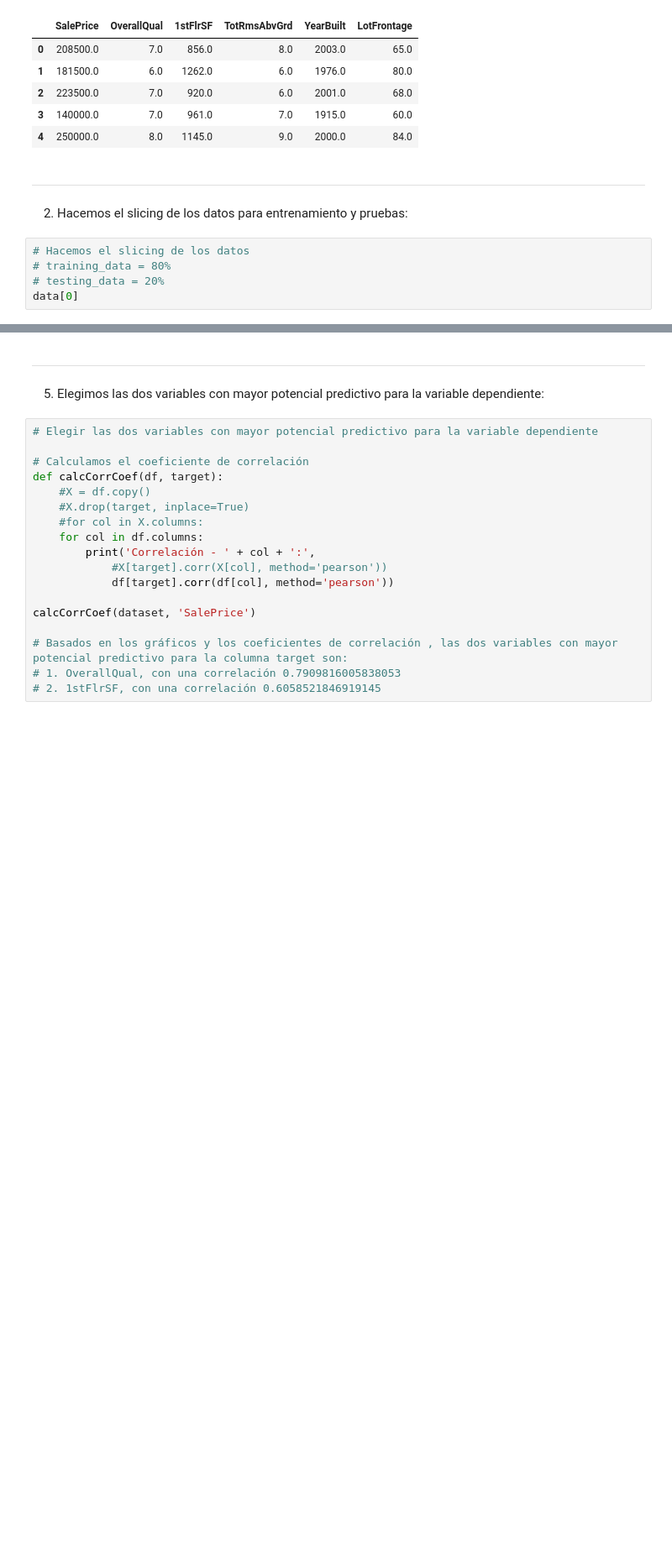
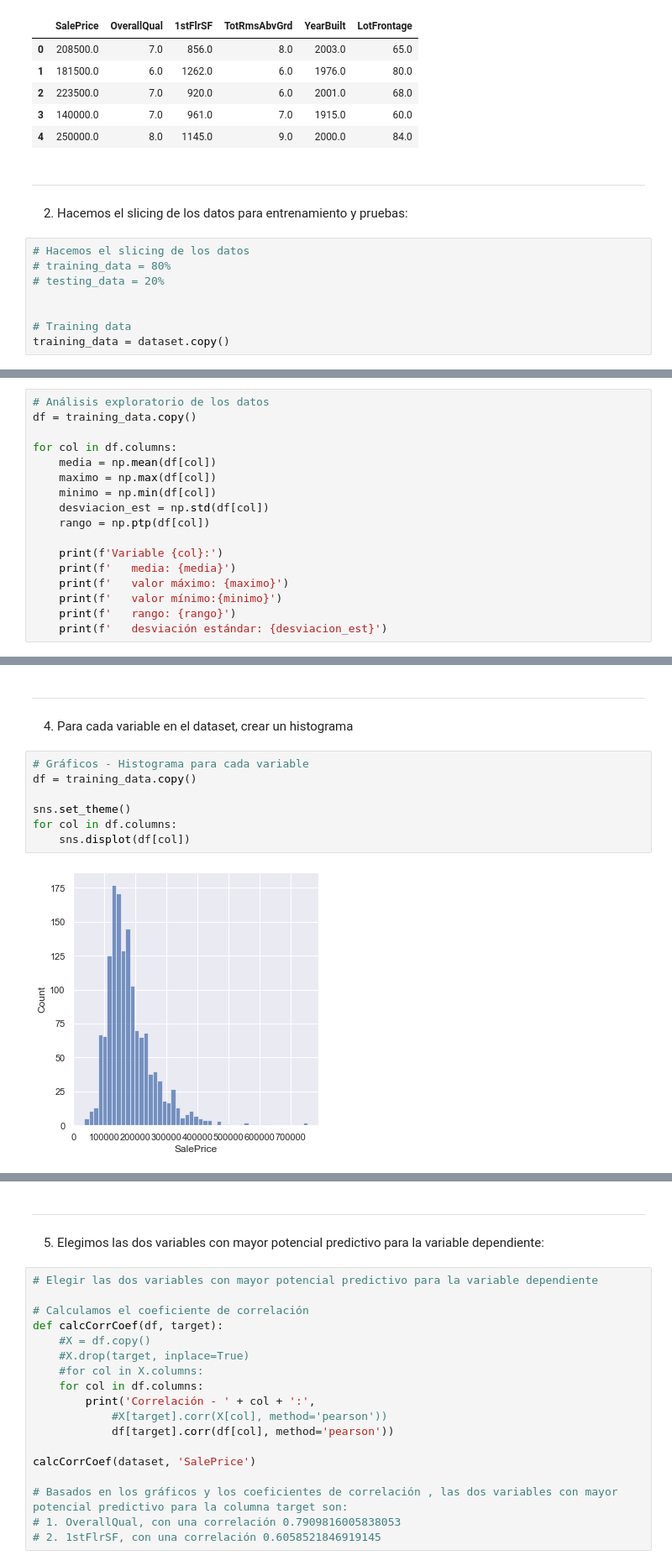
Before and after one commit to esvinusac/maestriabi, a Jupyter notebook: Statistical_Learning1/Proyecto1/Proyecto.ipynb, the cells around one changed output, grey strips where cells are left out. Shown at 84% size. Cells and saved outputs as stored; diff of their text form; blank space fills up the shorter version.

Commit message:
ok
Puntos realizados:
3. Análisis Exploratorio
4. Histogramas

```diff
--- a/Statistical_Learning1/Proyecto1/Proyecto.ipynb
+++ b/Statistical_Learning1/Proyecto1/Proyecto.ipynb
@@ -42,4 +43,7 @@ dataset.head()
 # Hacemos el slicing de los datos
 # training_data = 80%
 # testing_data = 20%
-data[0]
+
+
+# Training data
+training_data = dataset.copy()
@@ -52,0 +58,17 @@ array([2.085e+05, 7.000e+00, 8.560e+02, 8.000e+00, 2.003e+03, 6.500e+01])
+# %%
+# Análisis exploratorio de los datos
+df = training_data.copy()
+
+for col in df.columns:
+    media = np.mean(df[col])
+    maximo = np.max(df[col])
+    minimo = np.min(df[col])
+    desviacion_est = np.std(df[col])
+    rango = np.ptp(df[col])
+
+    print(f'Variable {col}:')
+    print(f'   media: {media}')
+    print(f'   valor máximo: {maximo}')
+    print(f'   valor mínimo:{minimo}')
+    print(f'   rango: {rango}')
+    print(f'   desviación estándar: {desviacion_est}')
@@ -52,0 +93,12 @@ array([2.085e+05, 7.000e+00, 8.560e+02, 8.000e+00, 2.003e+03, 6.500e+01])
+# %% [markdown]
+---
+4. Para cada variable en el dataset, crear un histograma
+# %%
+# Gráficos - Histograma para cada variable
+df = training_data.copy()
+
+sns.set_theme()
+for col in df.columns:
+    sns.displot(df[col])
+# %% [output]
+[figure, added]
```
Also changed, not shown: parts of 6 cells of this notebook.
